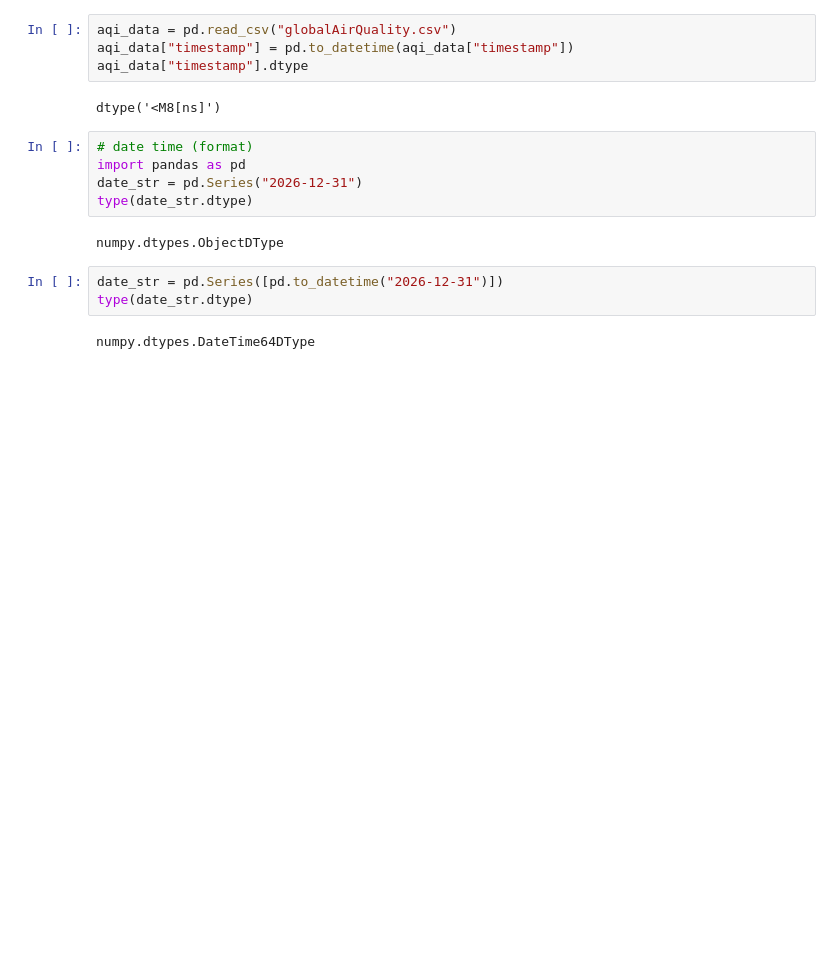
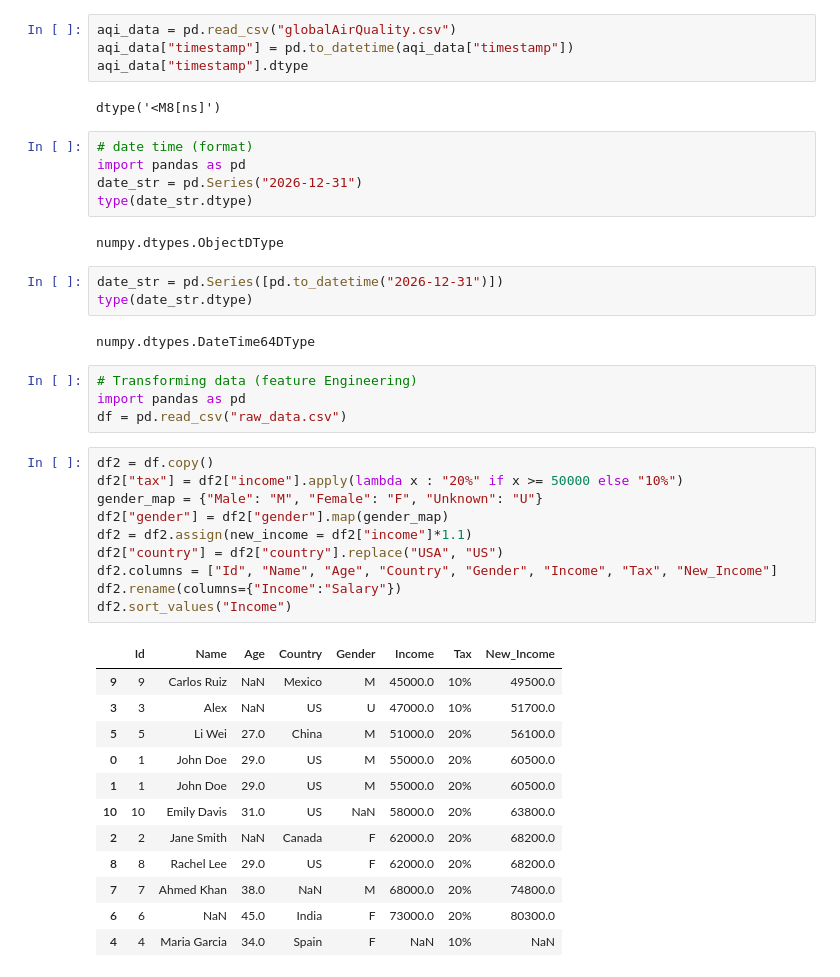
Before and after one commit to Rahul231098/Numpy-basics, a Jupyter notebook: Pandas_tutorial.ipynb, the cells around one changed output. Cells and saved outputs as stored; diff of their text form; blank space fills up the shorter version.

Commit message:
data transformation

```diff
--- a/Pandas_tutorial.ipynb
+++ b/Pandas_tutorial.ipynb
@@ -600,3 +600,30 @@ date_str = pd.Series([pd.to_datetime("2026-12-31")])
 type(date_str.dtype)
 # %% [output]
 numpy.dtypes.DateTime64DType
+# %%
+# Transforming data (feature Engineering)
+import pandas as pd
+df = pd.read_csv("raw_data.csv")
+# %%
+df2 = df.copy()
+df2["tax"] = df2["income"].apply(lambda x : "20%" if x >= 50000 else "10%")
+gender_map = {"Male": "M", "Female": "F", "Unknown": "U"}
+df2["gender"] = df2["gender"].map(gender_map)
+df2 = df2.assign(new_income = df2["income"]*1.1)
+df2["country"] = df2["country"].replace("USA", "US")
+df2.columns = ["Id", "Name", "Age", "Country", "Gender", "Income", "Tax", "New_Income"]
+df2.rename(columns={"Income":"Salary"})
+df2.sort_values("Income")
+# %% [output]
+|  | Id | Name | Age | Country | Gender | Income | Tax | New_Income |
+| 9 | 9 | Carlos Ruiz | NaN | Mexico | M | 45000.0 | 10% | 49500.0 |
+| 3 | 3 | Alex | NaN | US | U | 47000.0 | 10% | 51700.0 |
+| 5 | 5 | Li Wei | 27.0 | China | M | 51000.0 | 20% | 56100.0 |
+| 0 | 1 | John Doe | 29.0 | US | M | 55000.0 | 20% | 60500.0 |
+| 1 | 1 | John Doe | 29.0 | US | M | 55000.0 | 20% | 60500.0 |
+| 10 | 10 | Emily Davis | 31.0 | US | NaN | 58000.0 | 20% | 63800.0 |
+| 2 | 2 | Jane Smith | NaN | Canada | F | 62000.0 | 20% | 68200.0 |
+| 8 | 8 | Rachel Lee | 29.0 | US | F | 62000.0 | 20% | 68200.0 |
+| 7 | 7 | Ahmed Khan | 38.0 | NaN | M | 68000.0 | 20% | 74800.0 |
+| 6 | 6 | NaN | 45.0 | India | F | 73000.0 | 20% | 80300.0 |
+| 4 | 4 | Maria Garcia | 34.0 | Spain | F | NaN | 10% | NaN |
```
Also changed, not shown: parts of 1 cell of this notebook.
